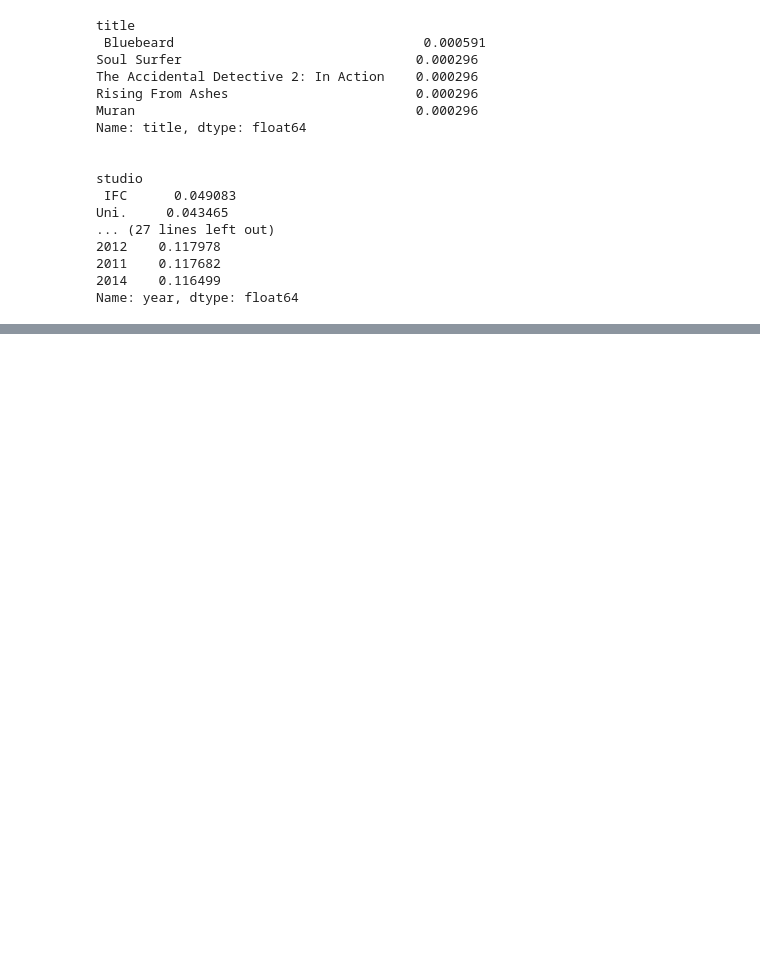
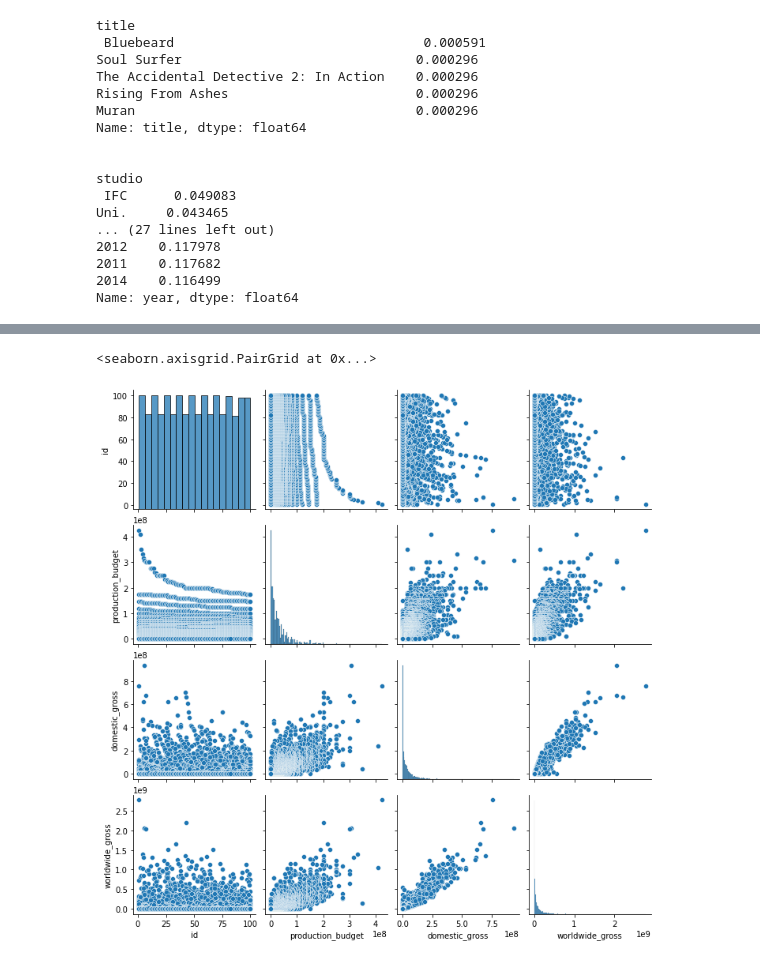
Before and after one commit to Arnoldchovu/dsc-phase-1-project-v2-4, a Jupyter notebook: student.ipynb, the cells around one changed output, grey strips where cells are left out. Drawn from its saved outputs; the diff is of its cells as text; code cells hidden in the pictures; blank space fills up the shorter version.

```diff
--- a/student.ipynb
+++ b/student.ipynb
@@ -314,0 +444,6 @@ There are no placeholder values in this data set.
+# %%
+# A correlation plot for the data
+sns.pairplot(df_tnmovie_budget)
+# %% [output]
+<seaborn.axisgrid.PairGrid at 0x...>
+[figure, added]
```
Also changed, not shown: parts of 31 cells of this notebook.
